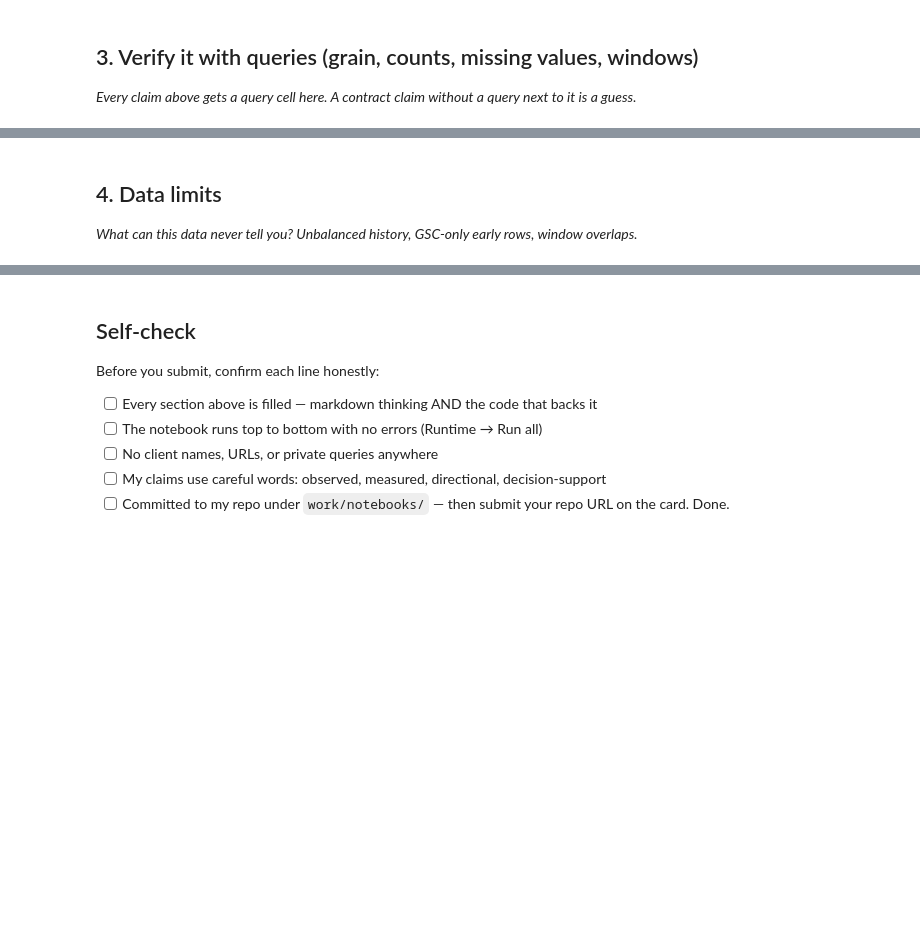
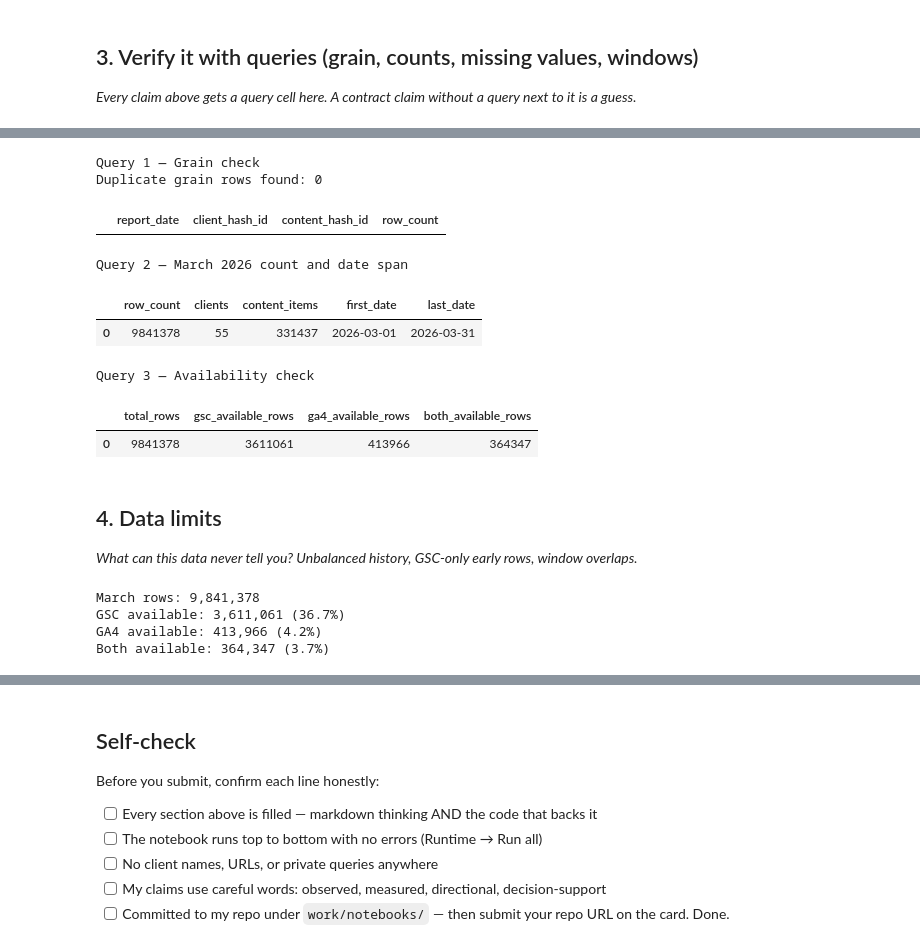
Before and after one commit to azam-hussain-ml/Starter-Notebook-flyrank-ml-internship, a Jupyter notebook: work/notebooks/w03_data_contract.ipynb, the cells around one changed output, grey strips where cells are left out. Saved outputs shown, nothing was run; the diff lists cells and outputs as text; code cells hidden in the pictures; blank space fills up the shorter version.

```diff
--- a/work/notebooks/w03_data_contract.ipynb
+++ b/work/notebooks/w03_data_contract.ipynb
@@ -21,4 +339,78 @@ This skeleton is yours to fill. Work the sections **in order** — each one has
+# %%
+# Query 1 — check the grain
+grain_check = con.sql(f"""
+SELECT
+    report_date,
+    client_hash_id,
+    content_hash_id,
+    COUNT(*) AS row_count
+FROM {MARCH}
+GROUP BY report_date, client_hash_id, content_hash_id
+HAVING COUNT(*) > 1
+LIMIT 5
+""").df()
+
+print("Query 1 — Grain check")
+print("Duplicate grain rows found:", len(grain_check))
+display(grain_check)
+
+
+# Query 2 — row count and time window
+month_summary = con.sql(f"""
+SELECT
+    COUNT(*) AS row_count,
+    COUNT(DISTINCT client_hash_id) AS clients,
+    COUNT(DISTINCT content_hash_id) AS content_items,
+    MIN(report_date) AS first_date,
+    MAX(report_date) AS last_date
+FROM {MARCH}
+""").df()
+
+print("\nQuery 2 — March 2026 count and date span")
+display(month_summary)
+
+
+# Query 3 — data availability
+availability_check = con.sql(f"""
+SELECT
+    COUNT(*) AS total_rows,
+    COUNT(*) FILTER (WHERE gsc_data_available IS TRUE) AS gsc_available_rows,
+    COUNT(*) FILTER (WHERE ga4_data_available IS TRUE) AS ga4_available_rows,
+    COUNT(*) FILTER (
+        WHERE gsc_data_available IS TRUE
+          AND ga4_data_available IS TRUE
+    ) AS both_available_rows
+FROM {MARCH}
+""").df()
+
+print("\nQuery 3 — Availability check")
+display(availability_check)
+# %% [output]
+Query 1 — Grain check
+Duplicate grain rows found: 0
+|  | report_date | client_hash_id | content_hash_id | row_count |
+Query 2 — March 2026 count and date span
+|  | row_count | clients | content_items | first_date | last_date |
+| 0 | 9841378 | 55 | 331437 | 2026-03-01 | 2026-03-31 |
+Query 3 — Availability check
+|  | total_rows | gsc_available_rows | ga4_available_rows | both_available_rows |
+| 0 | 9841378 | 3611061 | 413966 | 364347 |
 # %% [markdown]
 ## 4. Data limits
 
 *What can this data never tell you? Unbalanced history, GSC-only early rows, window overlaps.*
+# %%
+total = int(availability_check.loc[0, "total_rows"])
+gsc = int(availability_check.loc[0, "gsc_available_rows"])
+ga4 = int(availability_check.loc[0, "ga4_available_rows"])
+both = int(availability_check.loc[0, "both_available_rows"])
+
+print("March rows:", f"{total:,}")
+print("GSC available:", f"{gsc:,}", f"({gsc/total:.1%})")
+print("GA4 available:", f"{ga4:,}", f"({ga4/total:.1%})")
+print("Both available:", f"{both:,}", f"({both/total:.1%})")
+# %% [output]
+March rows: 9,841,378
+GSC available: 3,611,061 (36.7%)
+GA4 available: 413,966 (4.2%)
+Both available: 364,347 (3.7%)
```
Also changed, not shown: parts of 12 cells of this notebook.
